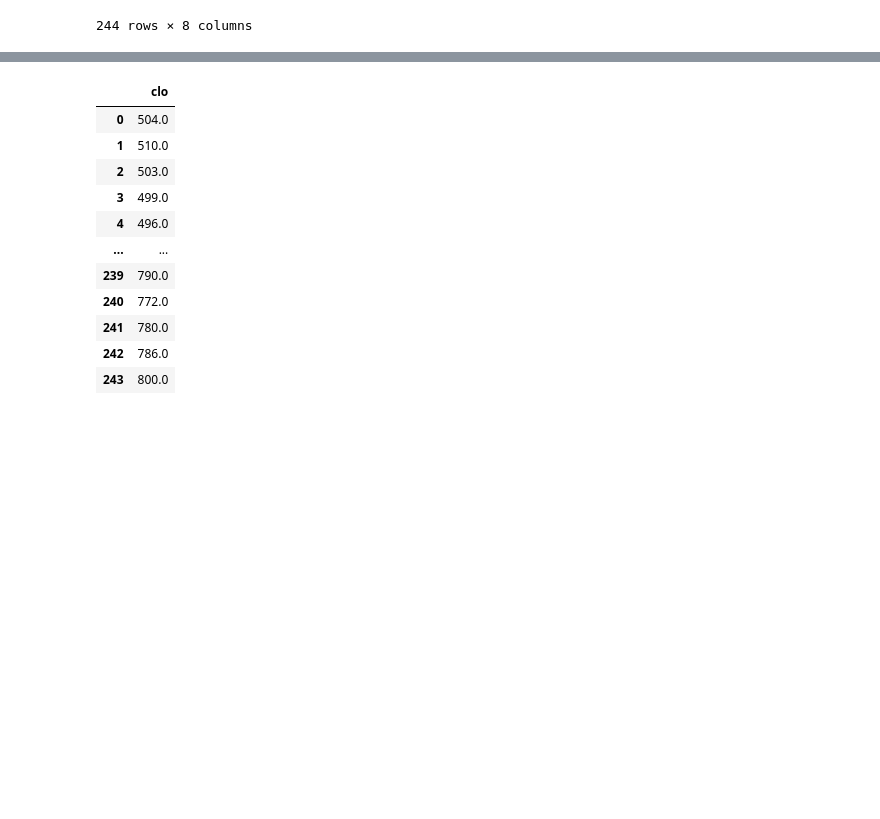
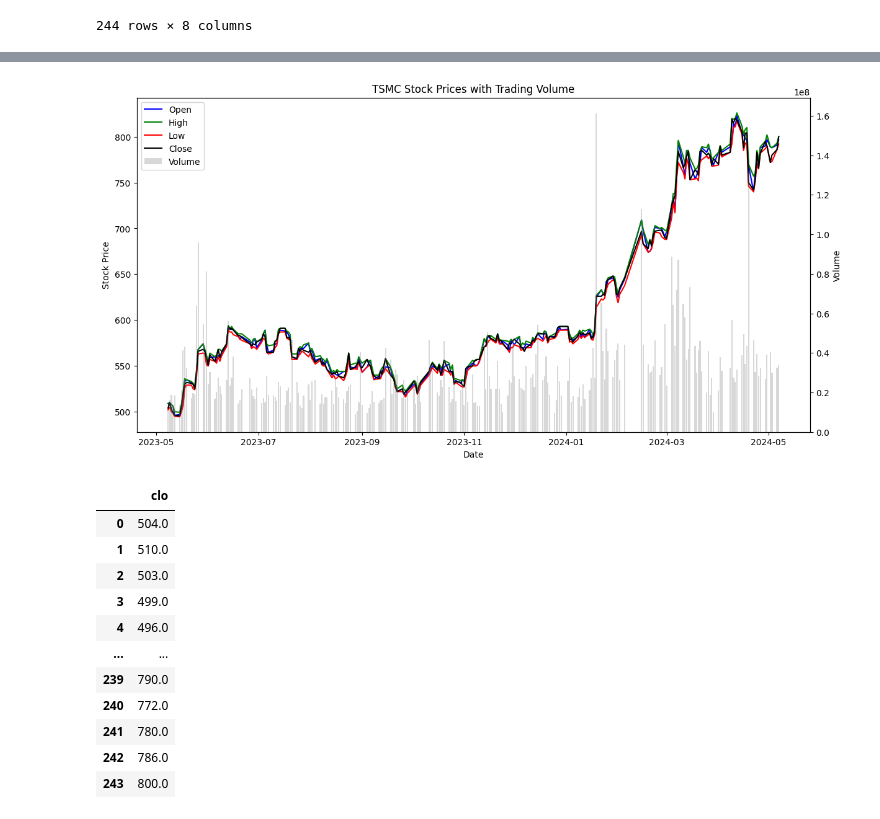
Before and after one commit to Peiteng-Chuang/TSMC_Stock_Predict, a Jupyter notebook: typeG/v1_2.ipynb, the cells around one changed output, grey strips where cells are left out. Drawn from its saved outputs; the diff is of its cells as text; code cells hidden in the pictures; blank space fills up the shorter version.

```diff
--- a/typeG/v1_2.ipynb
+++ b/typeG/v1_2.ipynb
@@ -21,3 +47,39 @@ typeg_data
+# %%
+file_path = './data/2330.TW.csv'
+data = pd.read_csv(file_path)
+data['Date'] = pd.to_datetime(data['Date'])
+
+# 將Date設為索引
+data.set_index('Date', inplace=True)
+
+# 繪製股價數據
+fig, ax1 = plt.subplots(figsize=(14, 7))
+
+# 繪製開盤價、最高價、最低價和收盤價曲線
+ax1.plot(data.index, data['Open'], label='Open', color='blue')
+ax1.plot(data.index, data['High'], label='High', color='green')
+ax1.plot(data.index, data['Low'], label='Low', color='red')
+ax1.plot(data.index, data['Close'], label='Close', color='black')
+
+# 設置標籤和標題
+ax1.set_xlabel('Date')
+ax1.set_ylabel('Stock Price')
+ax1.set_title('TSMC Stock Prices with Trading Volume')
+
+# 添加第二個y軸以顯示交易量
+ax2 = ax1.twinx()
+ax2.bar(data.index, data['Volume'], alpha=0.3, color='grey', label='Volume')
+ax2.set_ylabel('Volume')
+
+# 添加圖例
+lines, labels = ax1.get_legend_handles_labels()
+bars, bar_labels = ax2.get_legend_handles_labels()
+ax1.legend(lines + bars, labels + bar_labels, loc='upper left')
+
+# 顯示圖表
+plt.show()
+# %% [output]
+[figure, added]
 # %%
 test_10day=typeg_data.rename(columns={'Close':'clo'})
 
```
Also changed, not shown: parts of 7 cells of this notebook, 1 other file.
